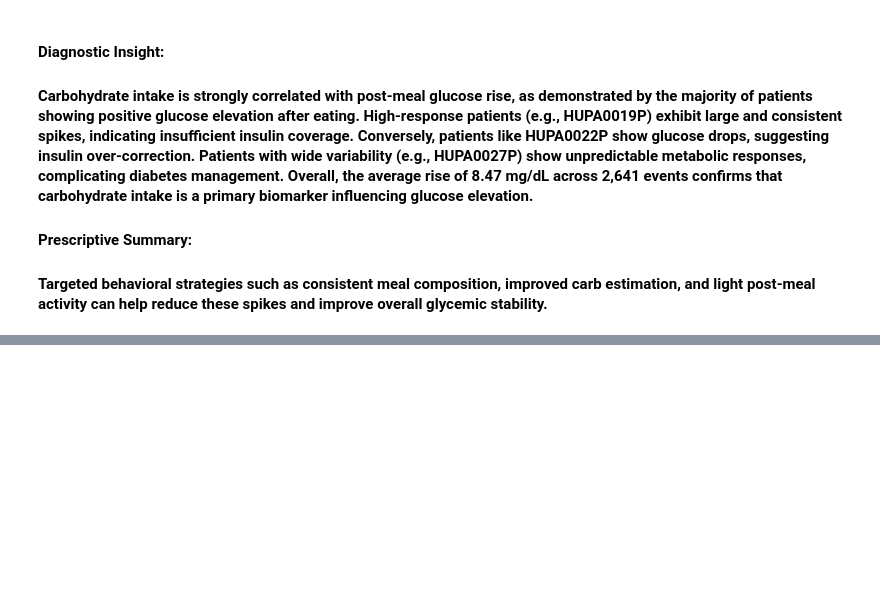
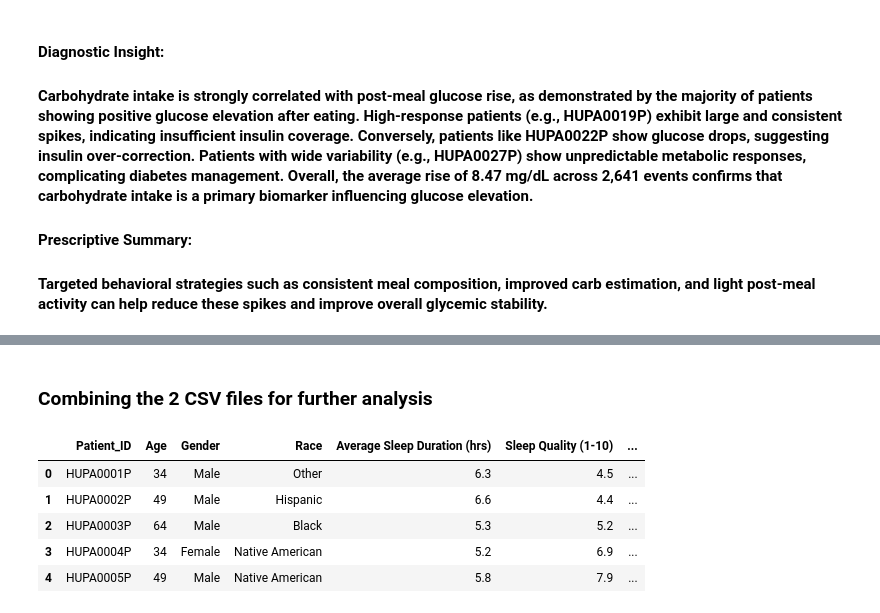
Before and after one commit to purni1986/Team2_-PyQueens_-Python-Hackathon-_MAY-2026, a Jupyter notebook: Abirami/Prescriptive_Analysis_Abirami.ipynb, the cells around one changed output, grey strips where cells are left out. Drawn from its saved outputs; the diff is of its cells as text; code cells hidden in the pictures; blank space fills up the shorter version.

```diff
--- a/Abirami/Prescriptive_Analysis_Abirami.ipynb
+++ b/Abirami/Prescriptive_Analysis_Abirami.ipynb
@@ -145,0 +155,2 @@ Lowest median rise  : HUPA0022P (-25.0 mg/dL)
+# %% [markdown]
+### Combining the 2 CSV files for further analysis
@@ -145,0 +162,10 @@ Lowest median rise  : HUPA0022P (-25.0 mg/dL)
+# %%
+df_slp=pd.read_csv("T1DM_patient_sleep_demographics_with_race.csv")
+df_slp.head()
+# %% [output]
+|  | Patient_ID | Age | Gender | Race | Average Sleep Duration (hrs) | Sleep Quality (1-10) | ... |
+| 0 | HUPA0001P | 34 | Male | Other | 6.3 | 4.5 | ... |
+| 1 | HUPA0002P | 49 | Male | Hispanic | 6.6 | 4.4 | ... |
+| 2 | HUPA0003P | 64 | Male | Black | 5.3 | 5.2 | ... |
+| 3 | HUPA0004P | 34 | Female | Native American | 5.2 | 6.9 | ... |
+| 4 | HUPA0005P | 49 | Male | Native American | 5.8 | 7.9 | ... |
```
Also changed, not shown: parts of 9 cells of this notebook, 1 other file.
